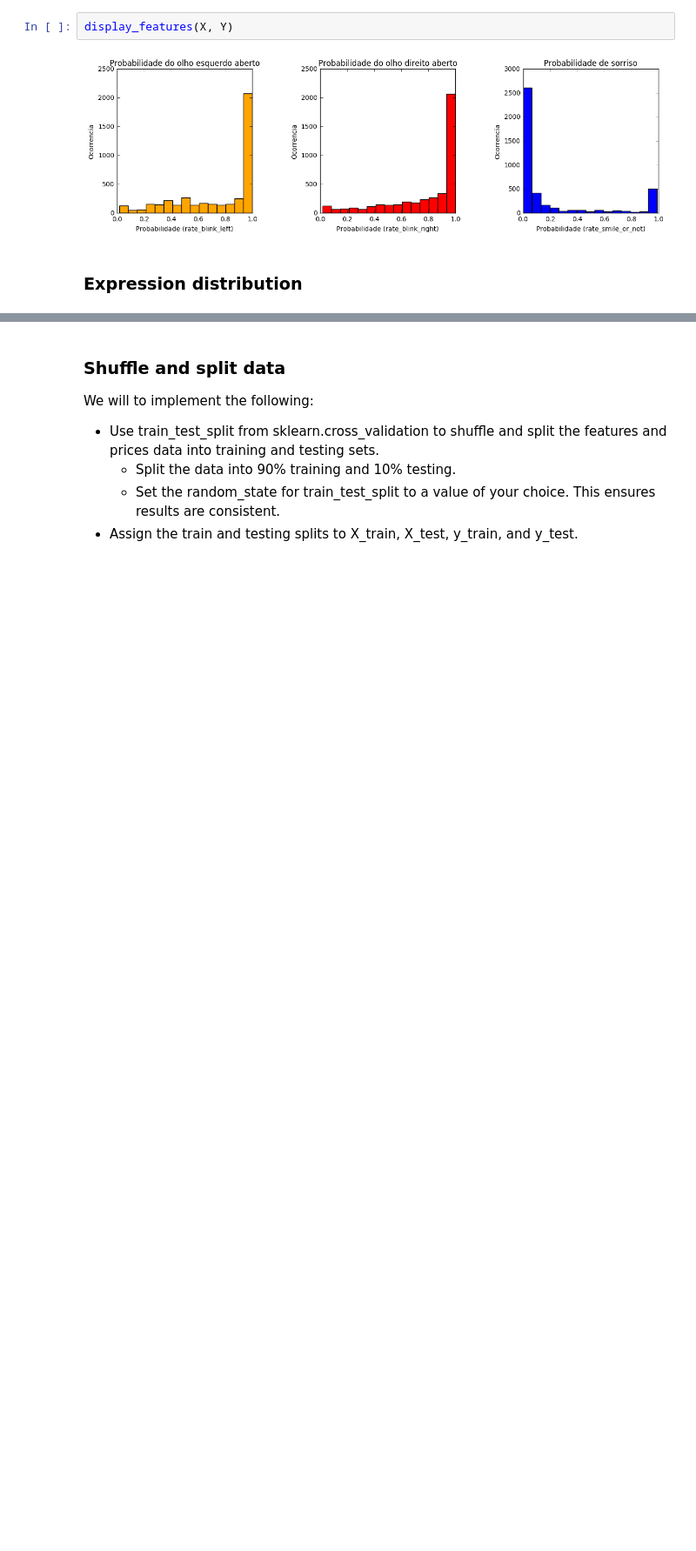
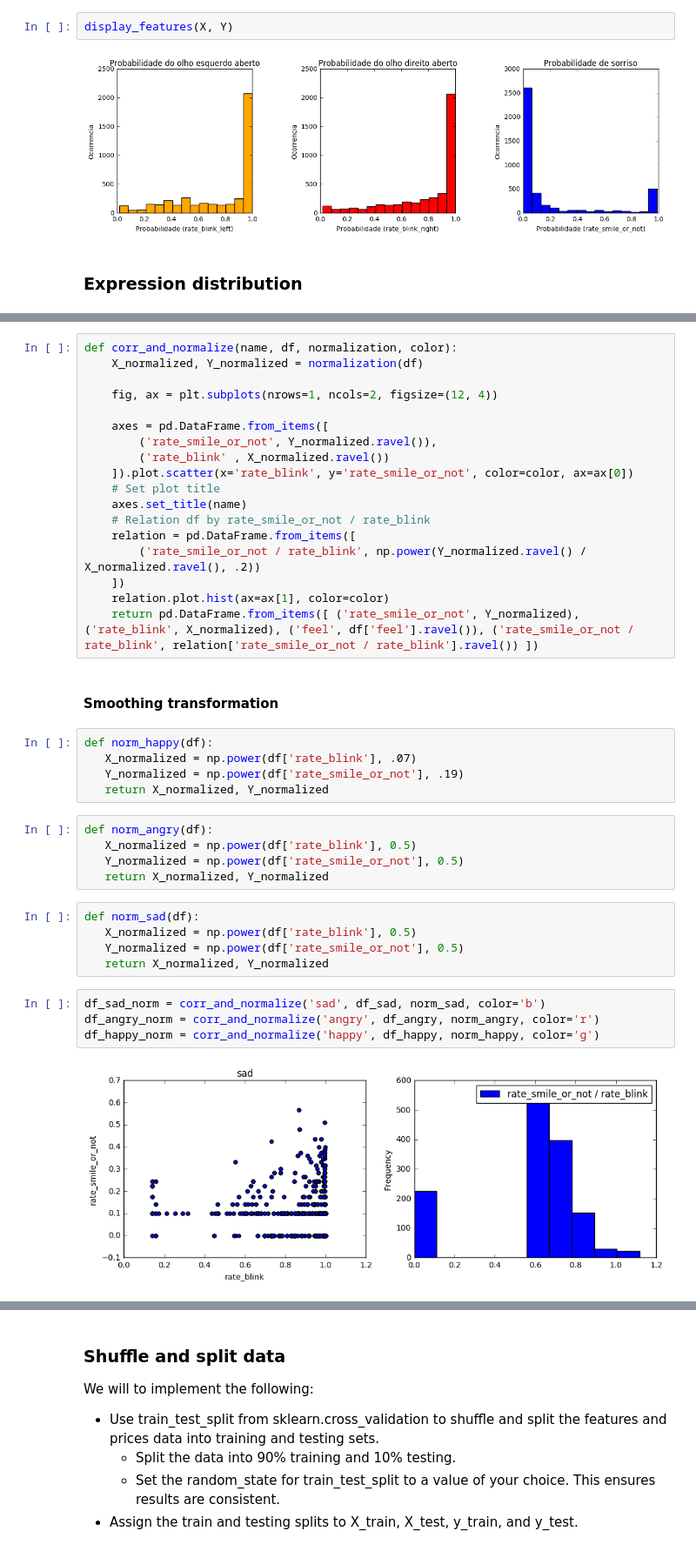
Before and after one commit to thiagomarquesrocha/Kaio-machine-learning-human-face-detection, a Jupyter notebook: kaio/kaio.ipynb, the cells around one changed output, grey strips where cells are left out. Shown at 87% size. Drawn from its saved outputs; the diff is of its cells as text; blank space fills up the shorter version.

```diff
--- a/kaio/kaio.ipynb
+++ b/kaio/kaio.ipynb
@@ -327,0 +193,41 @@ robust_detect_outlier(df_sad)
+# %%
+def corr_and_normalize(name, df, normalization, color):
+    X_normalized, Y_normalized = normalization(df)
+
+    fig, ax = plt.subplots(nrows=1, ncols=2, figsize=(12, 4))
+
+    axes = pd.DataFrame.from_items([
+        ('rate_smile_or_not', Y_normalized.ravel()),
+        ('rate_blink' , X_normalized.ravel())
+    ]).plot.scatter(x='rate_blink', y='rate_smile_or_not', color=color, ax=ax[0])
+    # Set plot title
+    axes.set_title(name)
+    # Relation df by rate_smile_or_not / rate_blink
+    relation = pd.DataFrame.from_items([
+        ('rate_smile_or_not / rate_blink', np.power(Y_normalized.ravel() / X_normalized.ravel(), .2))
+    ])
+    relation.plot.hist(ax=ax[1], color=color)
+    return pd.DataFrame.from_items([ ('rate_smile_or_not', Y_normalized), ('rate_blink', X_normalized), ('feel', df['feel'].ravel()), ('rate_smile_or_not / rate_blink', relation['rate_smile_or_not / rate_blink'].ravel()) ])
+# %% [markdown]
+#### Smoothing transformation
+# %%
+def norm_happy(df):
+   X_normalized = np.power(df['rate_blink'], .07)
+   Y_normalized = np.power(df['rate_smile_or_not'], .19)
+   return X_normalized, Y_normalized
+# %%
+def norm_angry(df):
+   X_normalized = np.power(df['rate_blink'], 0.5)
+   Y_normalized = np.power(df['rate_smile_or_not'], 0.5)
+   return X_normalized, Y_normalized
+# %%
+def norm_sad(df):
+   X_normalized = np.power(df['rate_blink'], 0.5)
+   Y_normalized = np.power(df['rate_smile_or_not'], 0.5)
+   return X_normalized, Y_normalized
+# %%
+df_sad_norm = corr_and_normalize('sad', df_sad, norm_sad, color='b')
+df_angry_norm = corr_and_normalize('angry', df_angry, norm_angry, color='r')
+df_happy_norm = corr_and_normalize('happy', df_happy, norm_happy, color='g')
+# %% [output]
+[figure, added]
```
Also changed, not shown: parts of 46 cells of this notebook, 2 other files.
